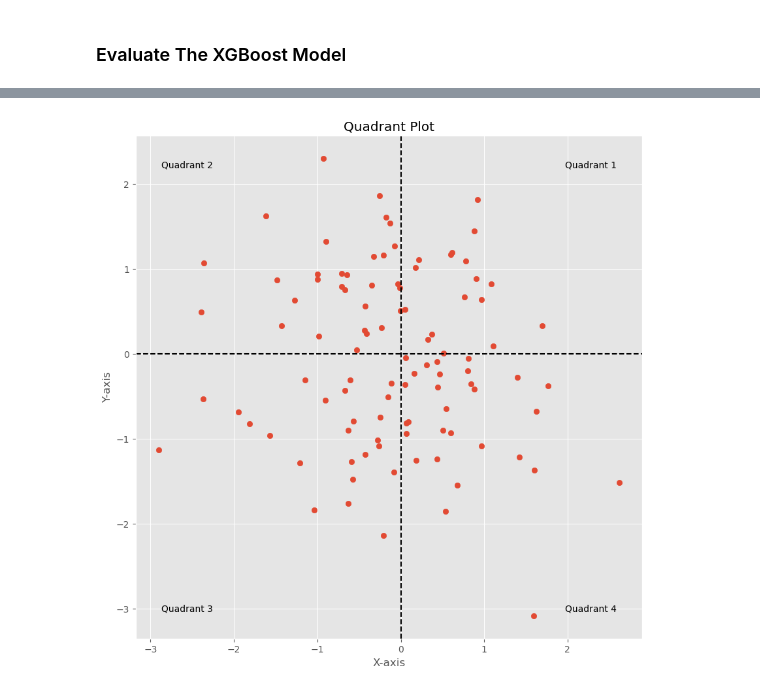
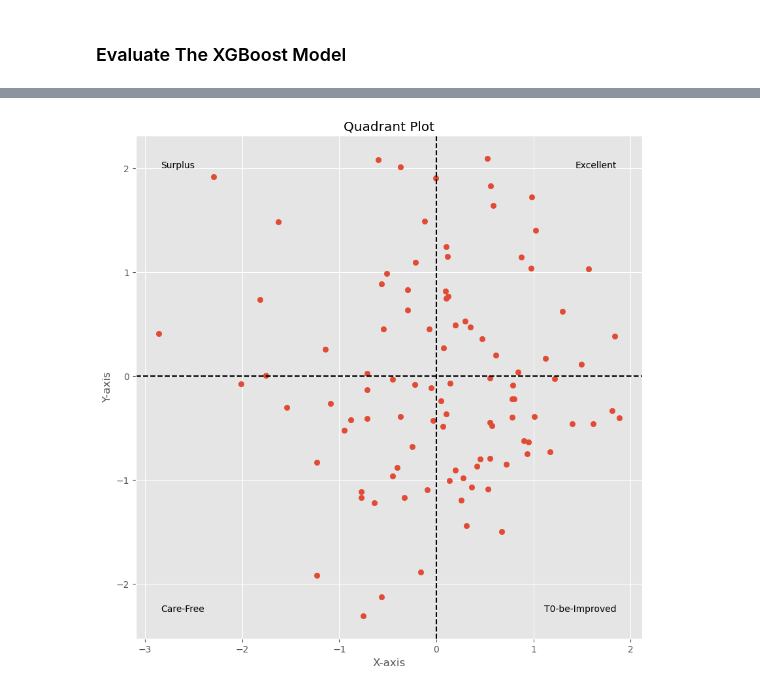
Before and after one commit to StuartG24/Travel_Co_Analysis, a Jupyter notebook: Notebooks_Data_Analysis/customer_satisfaction.ipynb, the cells around one changed output, grey strips where cells are left out. Drawn from its saved outputs; the diff is of its cells as text; code cells hidden in the pictures.

```diff
--- a/Notebooks_Data_Analysis/customer_satisfaction.ipynb
+++ b/Notebooks_Data_Analysis/customer_satisfaction.ipynb
@@ -410,30 +409,30 @@ plt.show()
 # %%
 # Calculate and plot an I-S Model
 
 
 # Create sample data
 x = np.random.randn(100)
 y = np.random.randn(100)
 
 # Create the plot
 plt.figure(figsize=(10, 10))
 plt.scatter(x, y)
 
 # Add quadrant lines
 plt.axhline(y=0, color='k', linestyle='--')
 plt.axvline(x=0, color='k', linestyle='--')
 
 # Set labels and title
 plt.xlabel('X-axis')
 plt.ylabel('Y-axis')
 plt.title('Quadrant Plot')
 
 # Add quadrant labels
-plt.text(0.95, 0.95, 'Quadrant 1', ha='right', va='top', transform=plt.gca().transAxes)
-plt.text(0.05, 0.95, 'Quadrant 2', ha='left', va='top', transform=plt.gca().transAxes)
-plt.text(0.05, 0.05, 'Quadrant 3', ha='left', va='bottom', transform=plt.gca().transAxes)
-plt.text(0.95, 0.05, 'Quadrant 4', ha='right', va='bottom', transform=plt.gca().transAxes)
+plt.text(0.95, 0.95, 'Excellent', ha='right', va='top', transform=plt.gca().transAxes)
+plt.text(0.05, 0.95, 'Surplus', ha='left', va='top', transform=plt.gca().transAxes)
+plt.text(0.05, 0.05, 'Care-Free', ha='left', va='bottom', transform=plt.gca().transAxes)
+plt.text(0.95, 0.05, 'T0-be-Improved', ha='right', va='bottom', transform=plt.gca().transAxes)
 
 plt.show()
 # %% [output]
-[figure, old version]
+[figure, new version]
```
Also changed, not shown: parts of 16 cells of this notebook, 13 other files.
